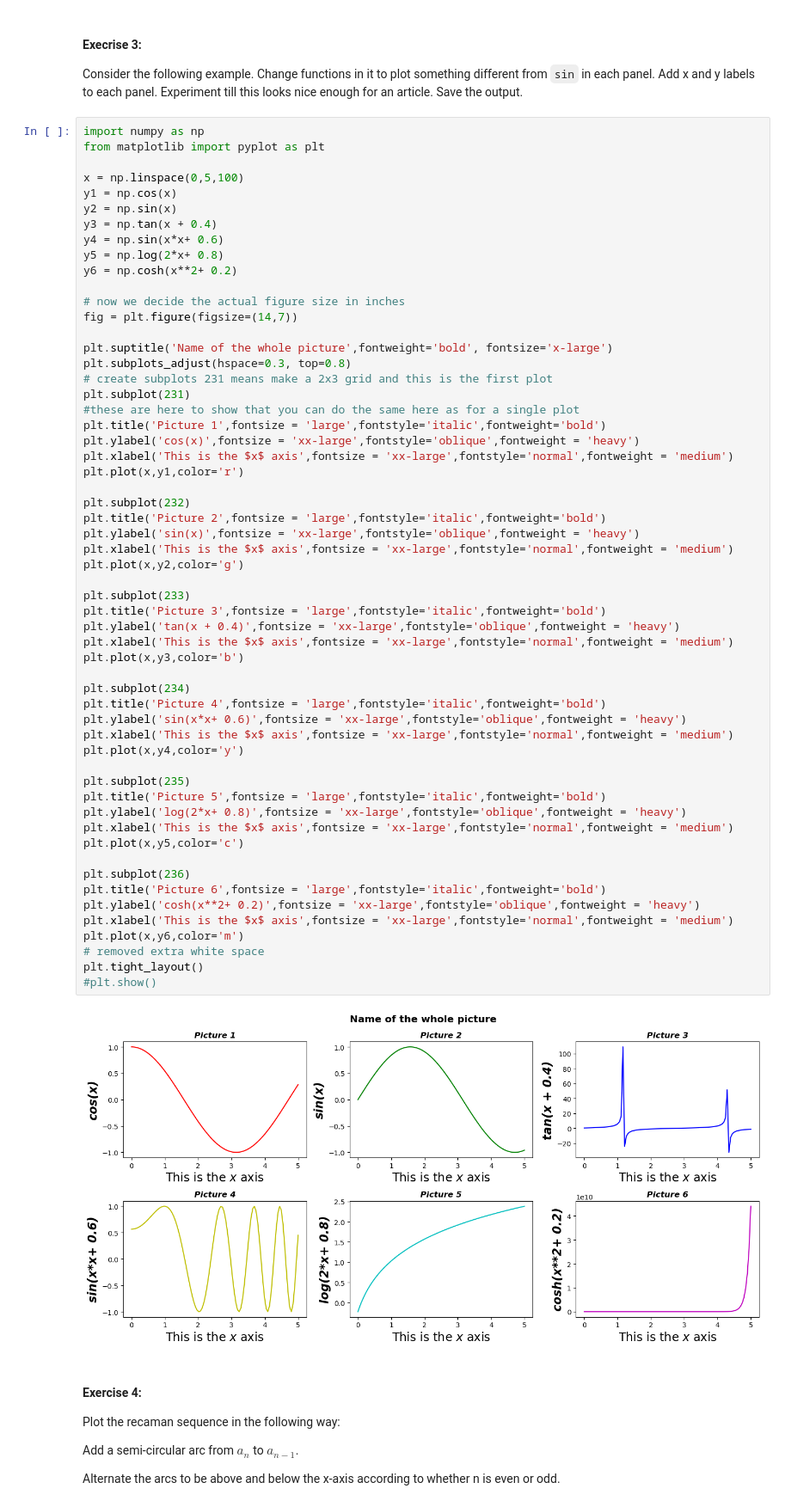
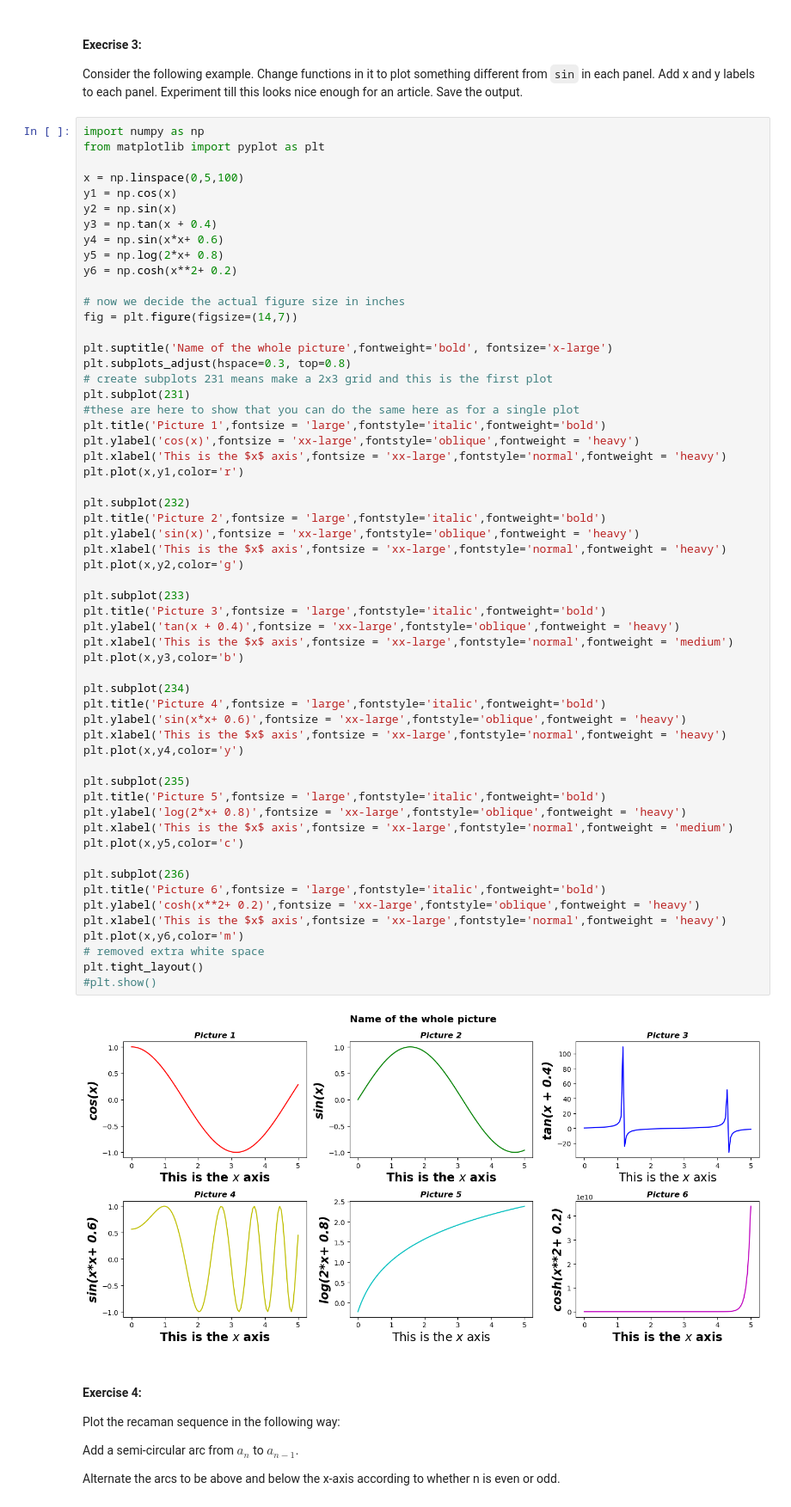
Before and after one commit to Ennybabaa/ScientificPython_diploma24, a Jupyter notebook: Exercises2-3.ipynb, the cells around one changed output. Shown: that part at 86% size. Cells and saved outputs as stored; diff of their text form.

```diff
--- a/Exercises2-3.ipynb
+++ b/Exercises2-3.ipynb
@@ -30,43 +30,43 @@ plt.subplot(231)
 #these are here to show that you can do the same here as for a single plot
 plt.title('Picture 1',fontsize = 'large',fontstyle='italic',fontweight='bold')
 plt.ylabel('cos(x)',fontsize = 'xx-large',fontstyle='oblique',fontweight = 'heavy')
-plt.xlabel('This is the $x$ axis',fontsize = 'xx-large',fontstyle='normal',fontweight = 'medium')
+plt.xlabel('This is the $x$ axis',fontsize = 'xx-large',fontstyle='normal',fontweight = 'heavy')
 plt.plot(x,y1,color='r')
 
 plt.subplot(232)
 plt.title('Picture 2',fontsize = 'large',fontstyle='italic',fontweight='bold')
 plt.ylabel('sin(x)',fontsize = 'xx-large',fontstyle='oblique',fontweight = 'heavy')
-plt.xlabel('This is the $x$ axis',fontsize = 'xx-large',fontstyle='normal',fontweight = 'medium')
+plt.xlabel('This is the $x$ axis',fontsize = 'xx-large',fontstyle='normal',fontweight = 'heavy')
 plt.plot(x,y2,color='g')
 
 plt.subplot(233)
 plt.title('Picture 3',fontsize = 'large',fontstyle='italic',fontweight='bold')
 plt.ylabel('tan(x + 0.4)',fontsize = 'xx-large',fontstyle='oblique',fontweight = 'heavy')
 plt.xlabel('This is the $x$ axis',fontsize = 'xx-large',fontstyle='normal',fontweight = 'medium')
 plt.plot(x,y3,color='b')
 
 plt.subplot(234)
 plt.title('Picture 4',fontsize = 'large',fontstyle='italic',fontweight='bold')
 plt.ylabel('sin(x*x+ 0.6)',fontsize = 'xx-large',fontstyle='oblique',fontweight = 'heavy')
-plt.xlabel('This is the $x$ axis',fontsize = 'xx-large',fontstyle='normal',fontweight = 'medium')
+plt.xlabel('This is the $x$ axis',fontsize = 'xx-large',fontstyle='normal',fontweight = 'heavy')
 plt.plot(x,y4,color='y')
 
 plt.subplot(235)
 plt.title('Picture 5',fontsize = 'large',fontstyle='italic',fontweight='bold')
 plt.ylabel('log(2*x+ 0.8)',fontsize = 'xx-large',fontstyle='oblique',fontweight = 'heavy')
 plt.xlabel('This is the $x$ axis',fontsize = 'xx-large',fontstyle='normal',fontweight = 'medium')
 plt.plot(x,y5,color='c')
 
 plt.subplot(236)
 plt.title('Picture 6',fontsize = 'large',fontstyle='italic',fontweight='bold')
 plt.ylabel('cosh(x**2+ 0.2)',fontsize = 'xx-large',fontstyle='oblique',fontweight = 'heavy')
-plt.xlabel('This is the $x$ axis',fontsize = 'xx-large',fontstyle='normal',fontweight = 'medium')
+plt.xlabel('This is the $x$ axis',fontsize = 'xx-large',fontstyle='normal',fontweight = 'heavy')
 plt.plot(x,y6,color='m')
 # removed extra white space
 plt.tight_layout()
 #plt.show()
 # %% [output]
-[figure, old version]
+[figure, new version]
 # %% [markdown]
 #### **Exercise 4:**
 Plot the recaman sequence in the following way:
```
